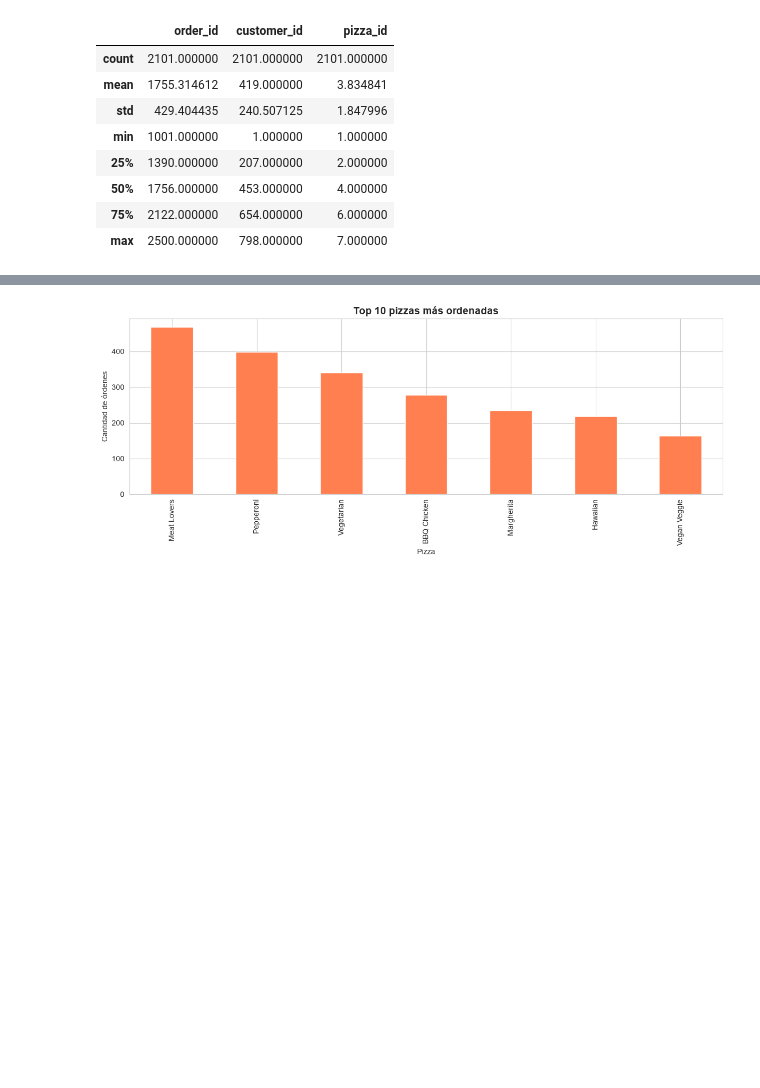
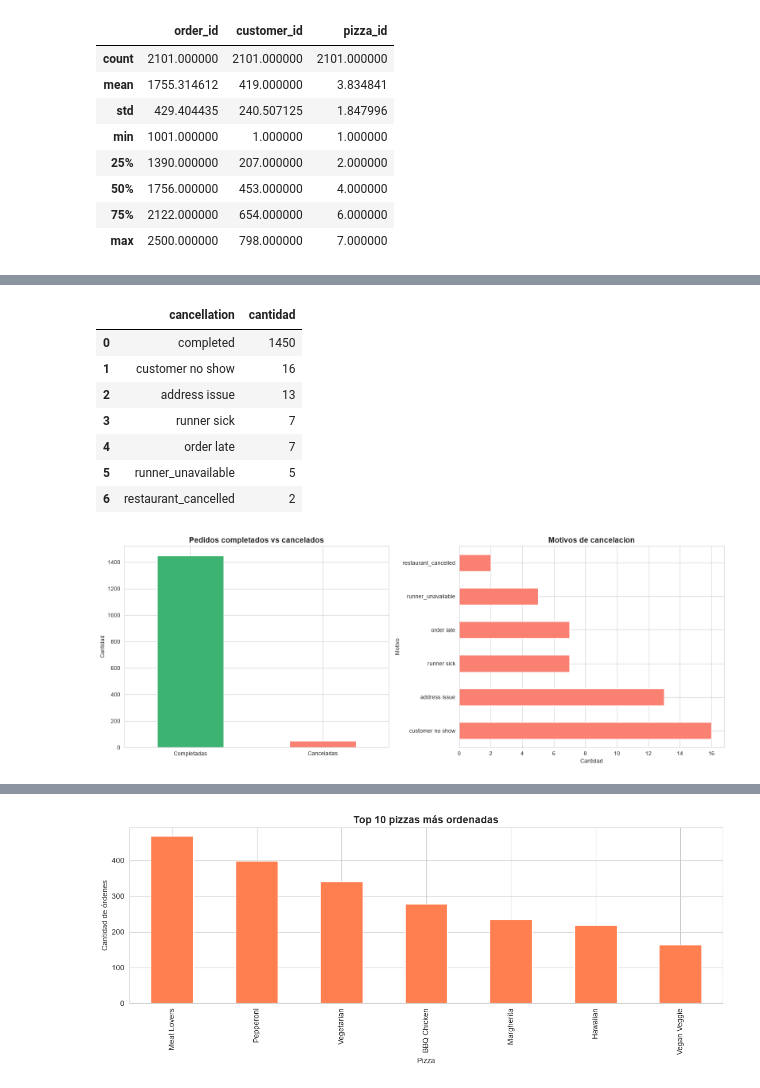
Before and after one commit to GJLG0501/Inteligencia-artificial-avanzada, a Jupyter notebook: BIG DATA/DaniPizza/DaniPizza.ipynb, the cells around one changed output, grey strips where cells are left out. Cells and saved outputs as stored; diff of their text form; code cells hidden in the pictures; blank space fills up the shorter version.

```diff
--- a/BIG DATA/DaniPizza/DaniPizza.ipynb
+++ b/BIG DATA/DaniPizza/DaniPizza.ipynb
@@ -101,0 +326,32 @@ plt.show()
+# %%
+# Graficas de cancelaciones
+cancellation_counts = runner_delivery_details["cancellation_clean"].value_counts()
+display(cancellation_counts.rename_axis("cancellation").reset_index(name="cantidad"))
+
+fig, axes = plt.subplots(1, 2, figsize=(16, 6))
+runner_delivery_details["is_cancelled"].value_counts().rename({False: "Completadas", True: "Canceladas"}).plot(
+    kind="bar",
+    ax=axes[0],
+    color=["mediumseagreen", "salmon"],
+)
+axes[0].set_title("Pedidos completados vs cancelados", fontsize=14, fontweight="bold")
+axes[0].set_xlabel("")
+axes[0].set_ylabel("Cantidad")
+axes[0].tick_params(axis="x", rotation=0)
+
+cancellation_counts.drop(labels="completed", errors="ignore").plot(kind="barh", ax=axes[1], color="salmon")
+axes[1].set_title("Motivos de cancelacion", fontsize=14, fontweight="bold")
+axes[1].set_xlabel("Cantidad")
+axes[1].set_ylabel("Motivo")
+plt.tight_layout()
+plt.show()
+# %% [output]
+|  | cancellation | cantidad |
+| 0 | completed | 1450 |
+| 1 | customer no show | 16 |
+| 2 | address issue | 13 |
+| 3 | runner sick | 7 |
+| 4 | order late | 7 |
+| 5 | runner_unavailable | 5 |
+| 6 | restaurant_cancelled | 2 |
+[figure, added]
```
Also changed, not shown: parts of 13 cells of this notebook, 1 other file.
